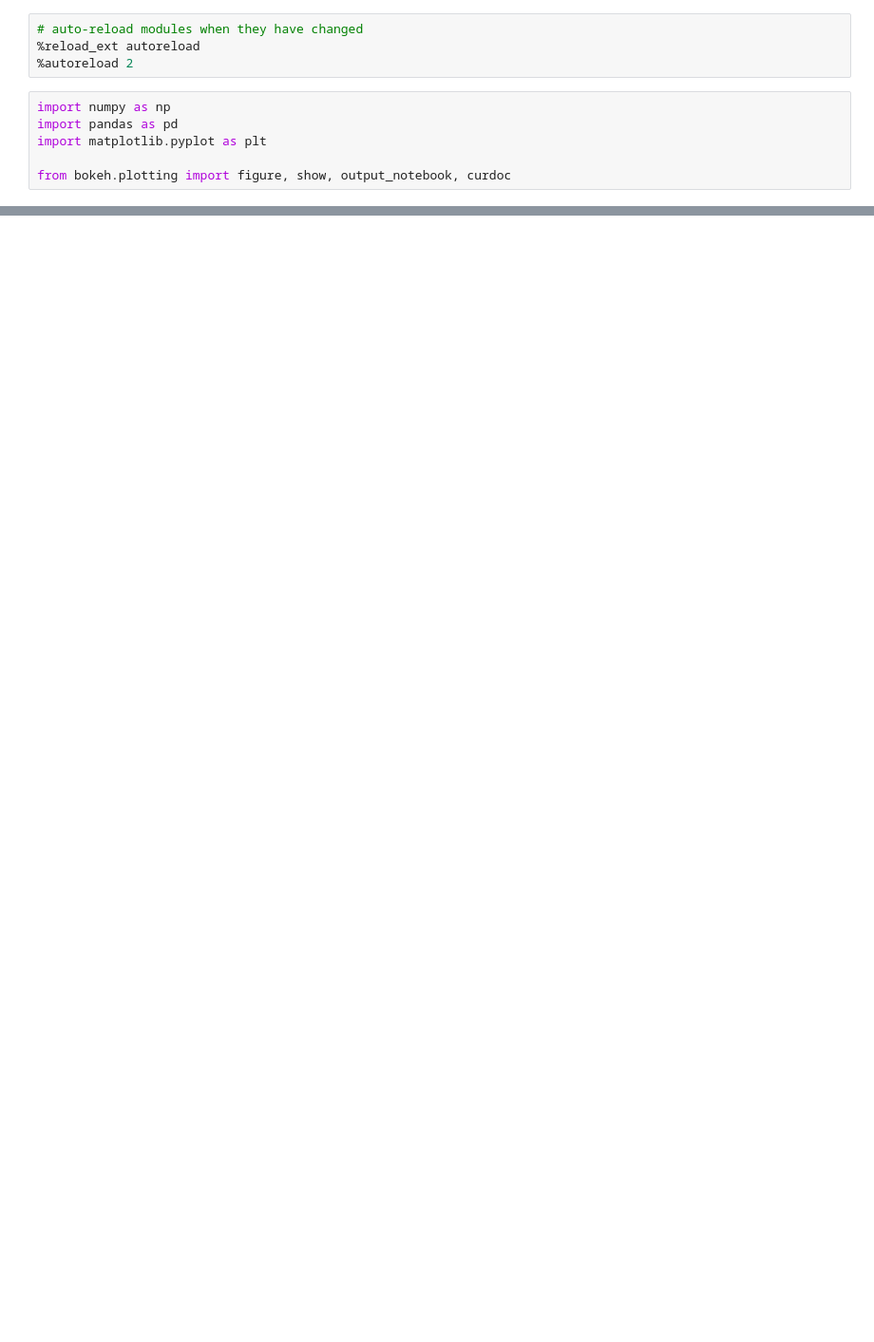
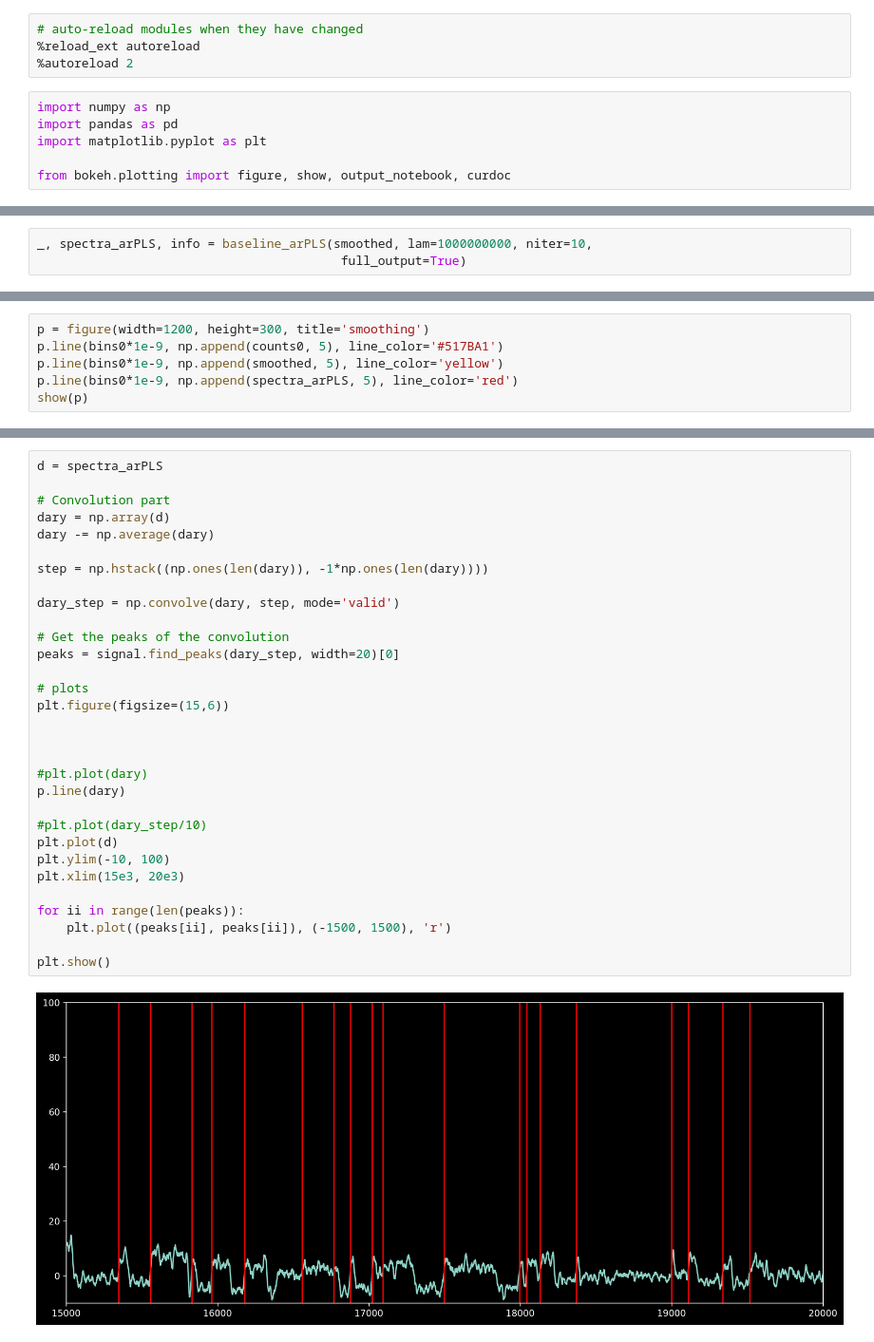
Before and after one commit to JKL453/s04-utils, a Jupyter notebook: on_off.ipynb, the cells around one changed output, grey strips where cells are left out. Shown at 95% size. Cells and saved outputs as stored; diff of their text form; blank space fills up the shorter version.

```diff
--- a/on_off.ipynb
+++ b/on_off.ipynb
@@ -60,0 +137,3 @@ tt.explore()
+# %%
+_, spectra_arPLS, info = baseline_arPLS(smoothed, lam=1000000000, niter=10,
+                                         full_output=True)
@@ -60,0 +142,6 @@ tt.explore()
+# %%
+p = figure(width=1200, height=300, title='smoothing')
+p.line(bins0*1e-9, np.append(counts0, 5), line_color='#517BA1')
+p.line(bins0*1e-9, np.append(smoothed, 5), line_color='yellow')
+p.line(bins0*1e-9, np.append(spectra_arPLS, 5), line_color='red')
+show(p)
@@ -60,0 +154,33 @@ tt.explore()
+# %%
+d = spectra_arPLS
+
+# Convolution part
+dary = np.array(d)
+dary -= np.average(dary)
+
+step = np.hstack((np.ones(len(dary)), -1*np.ones(len(dary))))
+
+dary_step = np.convolve(dary, step, mode='valid')
+
+# Get the peaks of the convolution
+peaks = signal.find_peaks(dary_step, width=20)[0]
+
+# plots
+plt.figure(figsize=(15,6))
+
+
+
+#plt.plot(dary)
+p.line(dary)
+
+#plt.plot(dary_step/10)
+plt.plot(d)
+plt.ylim(-10, 100)
+plt.xlim(15e3, 20e3)
+
+for ii in range(len(peaks)):
+    plt.plot((peaks[ii], peaks[ii]), (-1500, 1500), 'r')
+
+plt.show()
+# %% [output]
+[figure, added]
```
Also changed, not shown: parts of 9 cells of this notebook, 7 other files.
